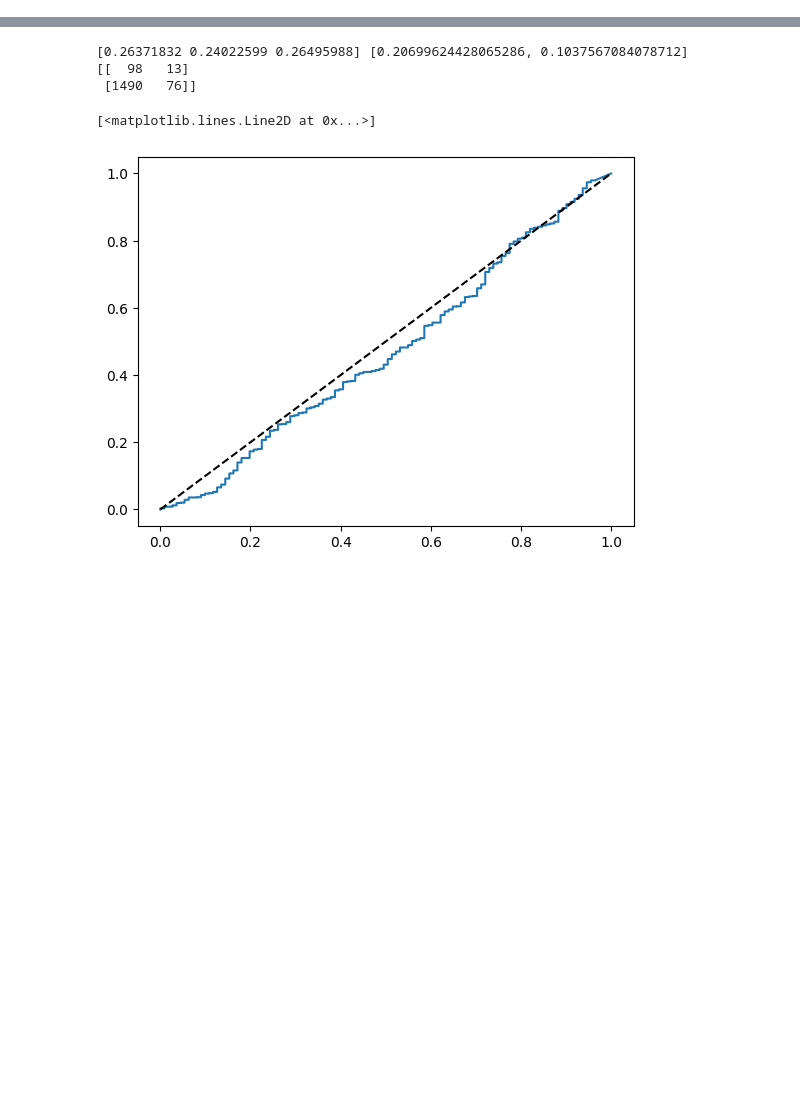
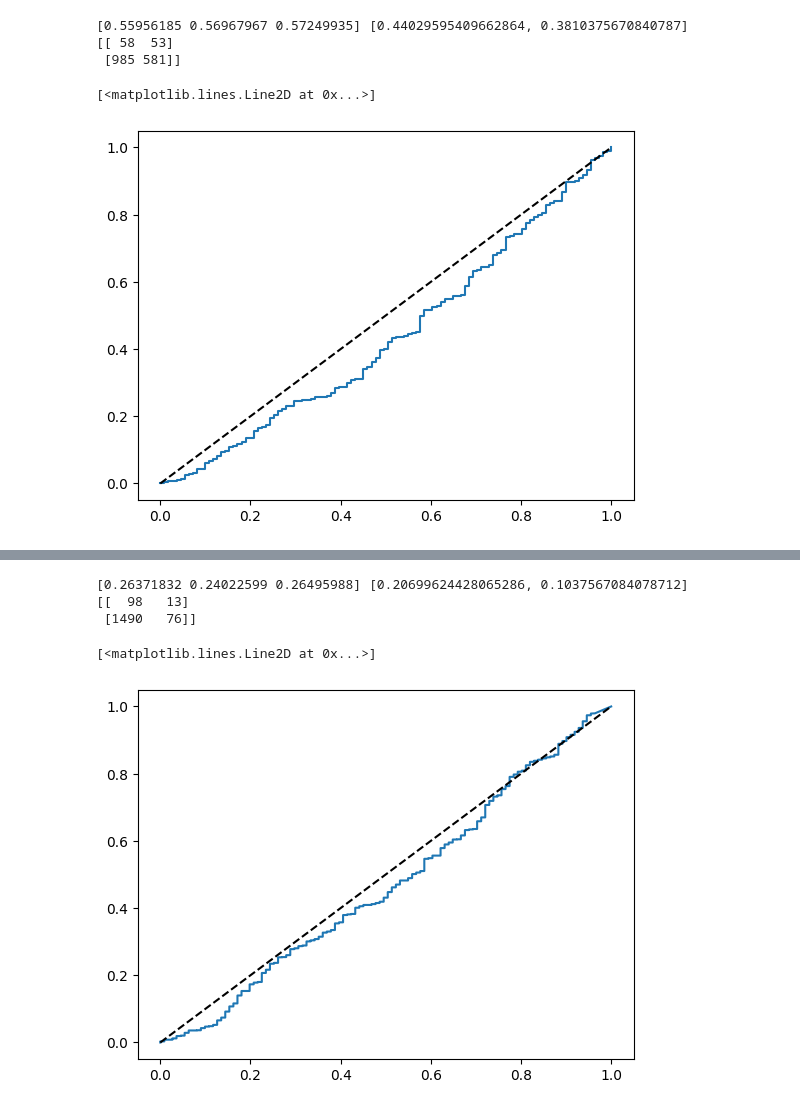
Before and after one commit to 1moi6/curso-ibm, a Jupyter notebook: rodolfo_lab.ipynb, the cells around one changed output, grey strips where cells are left out. Cells and saved outputs as stored; diff of their text form; code cells hidden in the pictures; blank space fills up the shorter version.

```diff
--- a/rodolfo_lab.ipynb
+++ b/rodolfo_lab.ipynb
@@ -65,18 +65,27 @@ dt = [[X_traina,y_traina,X_testa,y_testa],[X_trainb,y_trainb,X_testb,y_testb]]
 # %%
 X_train,y_train,X_test,y_test = dt[0]
 
 my_scorer = make_scorer(minha_metrica,greater_is_better=True)
 
-poly = PolynomialFeatures(degree = 6)
-pipe = Pipeline([(('poli',poly)),('escala',StandardScaler()),('modelo', LogisticRegression(penalty='l2'))])
+poly = PolynomialFeatures(degree = 1)
+pipe = Pipeline([(('poli',poly)),('escala',StandardScaler()),('modelo', LogisticRegression(penalty='l2',class_weight='balanced',C = 10.,max_iter=1000000))])
 
-cvr = cross_validate(pipe, X_train, y_train, cv=StratifiedKFold(3), scoring=my_scorer, return_estimator=True)
+cvr = cross_validate(pipe, X_train, y_train, cv = 3, scoring=my_scorer, return_estimator=True)
 scores = cvr['test_score']
 estimators = cvr['estimator']
 best_model = estimators[np.argmax(cvr['test_score'])]
 y_pred = best_model.predict_proba(X_test)[:,0]
-print(scores)
+print(scores,[minha_metrica(y_test,y_pred),accuracy_score(y_test,y_pred>=0.5)])
 print(confusion_matrix(y_pred=y_pred>=0.5,y_true=y_test))
+fpr, tpr, thresholds = roc_curve(y_test, y_pred)
+plt.plot(fpr, tpr, label='Curva ROC')
+plt.plot([0, 1], [0, 1], 'k--', label='Aleatório')
+# %% [output]
+[0.55956185 0.56967967 0.57249935] [0.44029595409662864, 0.3810375670840787]
+[[ 58  53]
+ [985 581]]
+[<matplotlib.lines.Line2D at 0x...>]
+[figure, added]
 # %%
 from imblearn.over_sampling import RandomOverSampler, SMOTE, ADASYN, BorderlineSMOTE, SVMSMOTE, KMeansSMOTE
 
```
Also changed, not shown: parts of 1 cell of this notebook.
